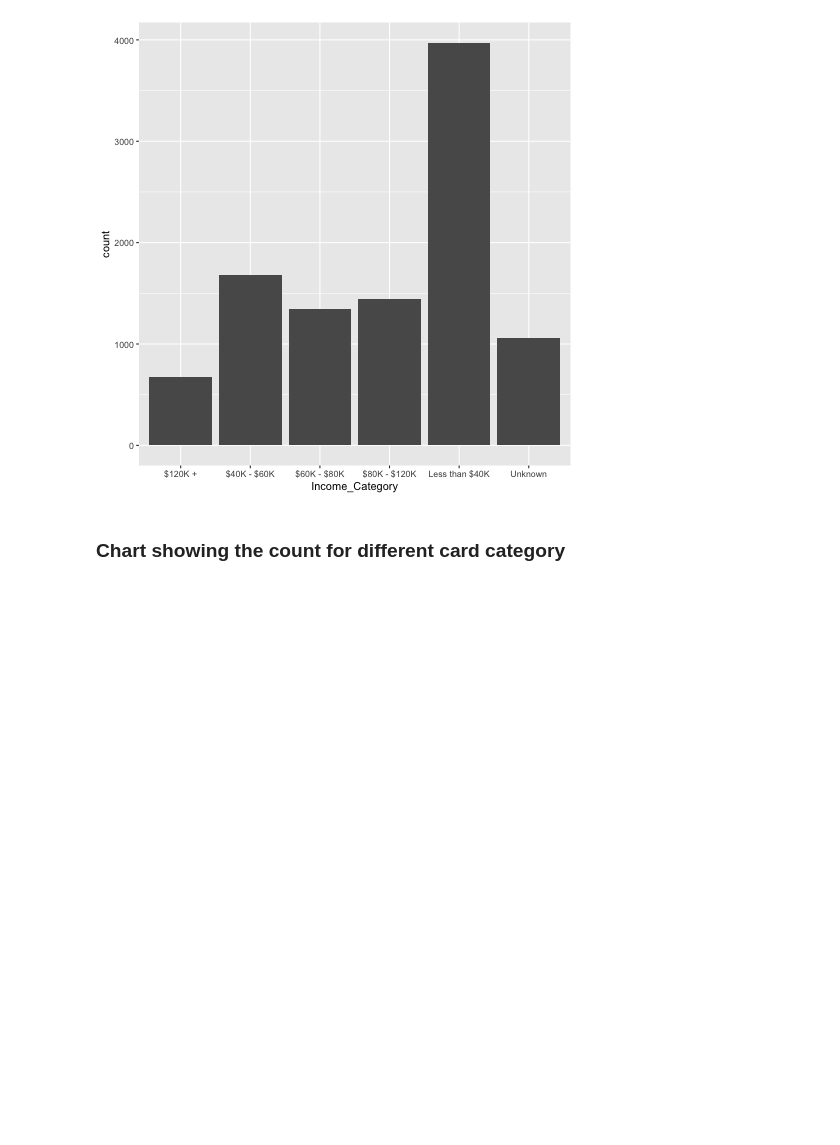
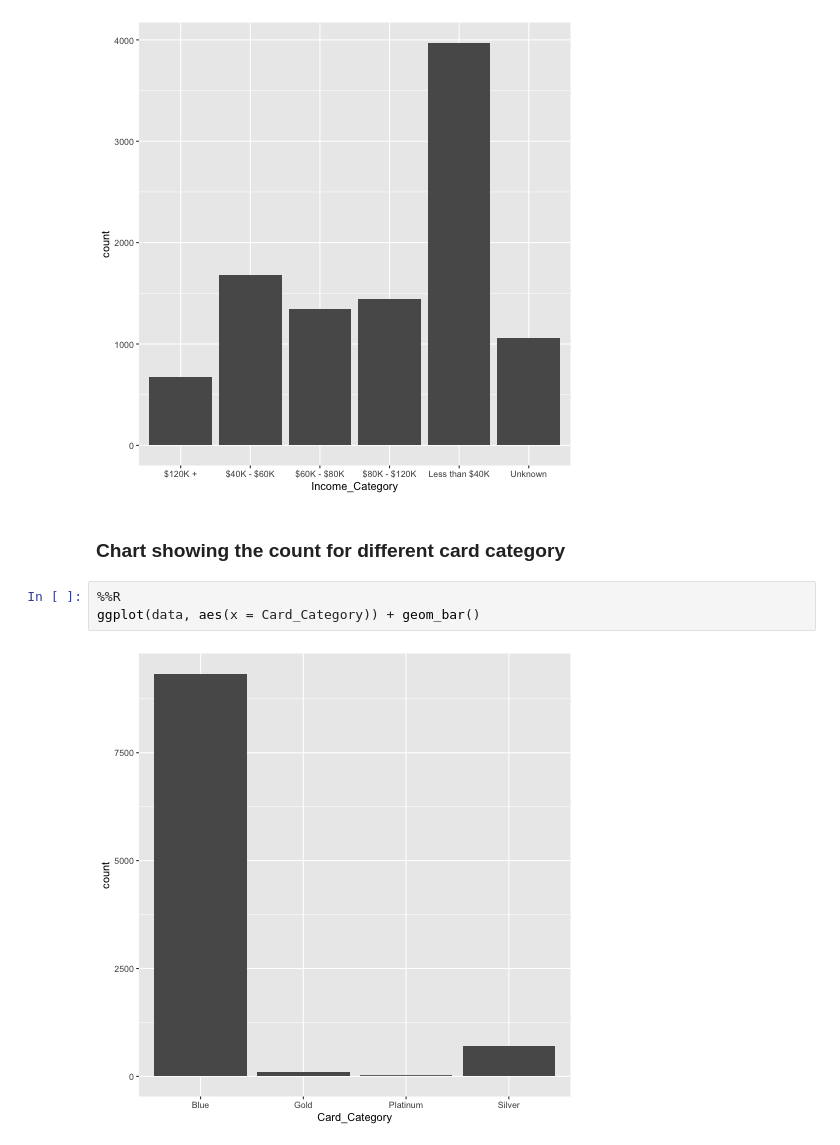
Before and after one commit to redradman/blue-chip-case, a Jupyter notebook: parser.ipynb, the cells around one changed output. Saved outputs shown, nothing was run; the diff lists cells and outputs as text; blank space fills up the shorter version.

Commit message:
further exploration of data
exploration of the high income individual cards that are held

```diff
--- a/parser.ipynb
+++ b/parser.ipynb
@@ -128,3 +135,8 @@ ggplot(data, aes(x = Income_Category)) + geom_bar()
 [figure]
 # %% [markdown]
 ### Chart showing the count for different card category
+# %%
+%%R
+ggplot(data, aes(x = Card_Category)) + geom_bar()
+# %% [output]
+[figure, added]
```
Also changed, not shown: parts of 14 cells of this notebook.
